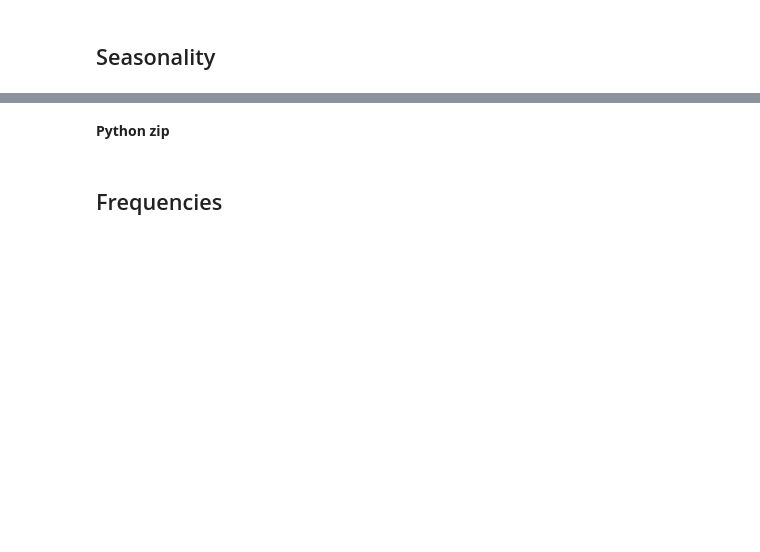
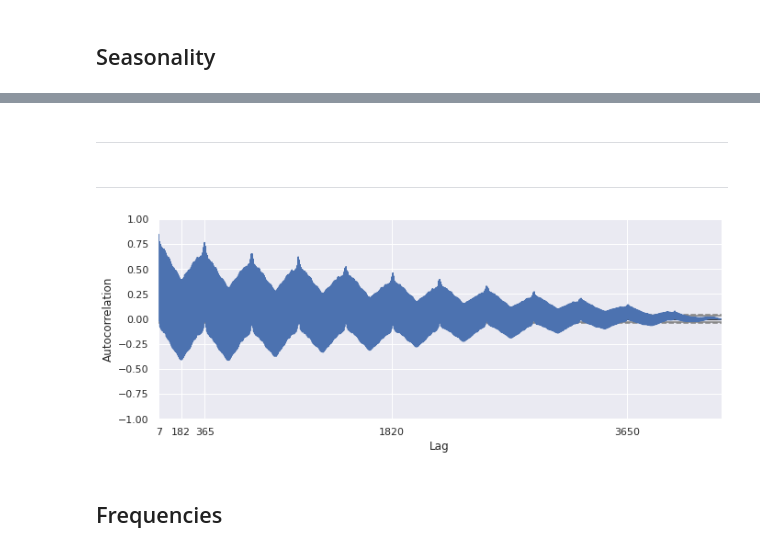
Before and after one commit to icta-tecaji/python-data-analysis-public, a Jupyter notebook: Del_10_Timeseries/10_Timeseries_CLEAN.ipynb, the cells around one changed output, grey strips where cells are left out. Cells and saved outputs as stored; diff of their text form; code cells hidden in the pictures; blank space fills up the shorter version.

```diff
--- a/Del_10_Timeseries/10_Timeseries_CLEAN.ipynb
+++ b/Del_10_Timeseries/10_Timeseries_CLEAN.ipynb
@@ -376,4 +549,4 @@ plt.show()
 # %% [markdown]
 <img src="images/1_NRlqiZGQdsIyAu0KzP7LaQ.png">
 # %% [markdown]
-**Python zip**
+---
@@ -389,3 +553,13 @@ from pandas.plotting import autocorrelation_plot
+# %% [markdown]
+---
+# %%
+from pandas.plotting import autocorrelation_plot
+autocorrelation_plot(opsd_daily['Consumption'])
+plt.xticks([7,182,365,1820,3650])
+plt.grid()
+plt.show()
+# %% [output]
+[figure, added]
 # %% [markdown]
 ## Frequencies
 # %%
```
Also changed, not shown: parts of 95 cells of this notebook, 1 other file.
